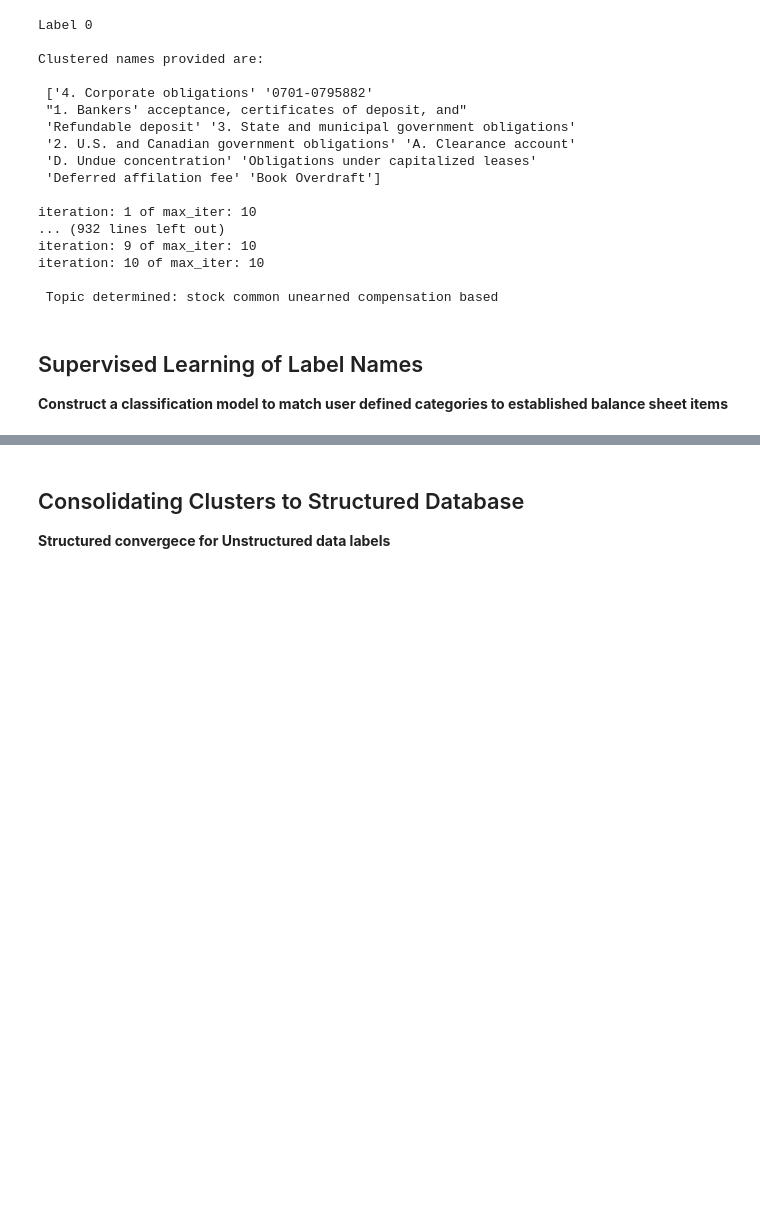
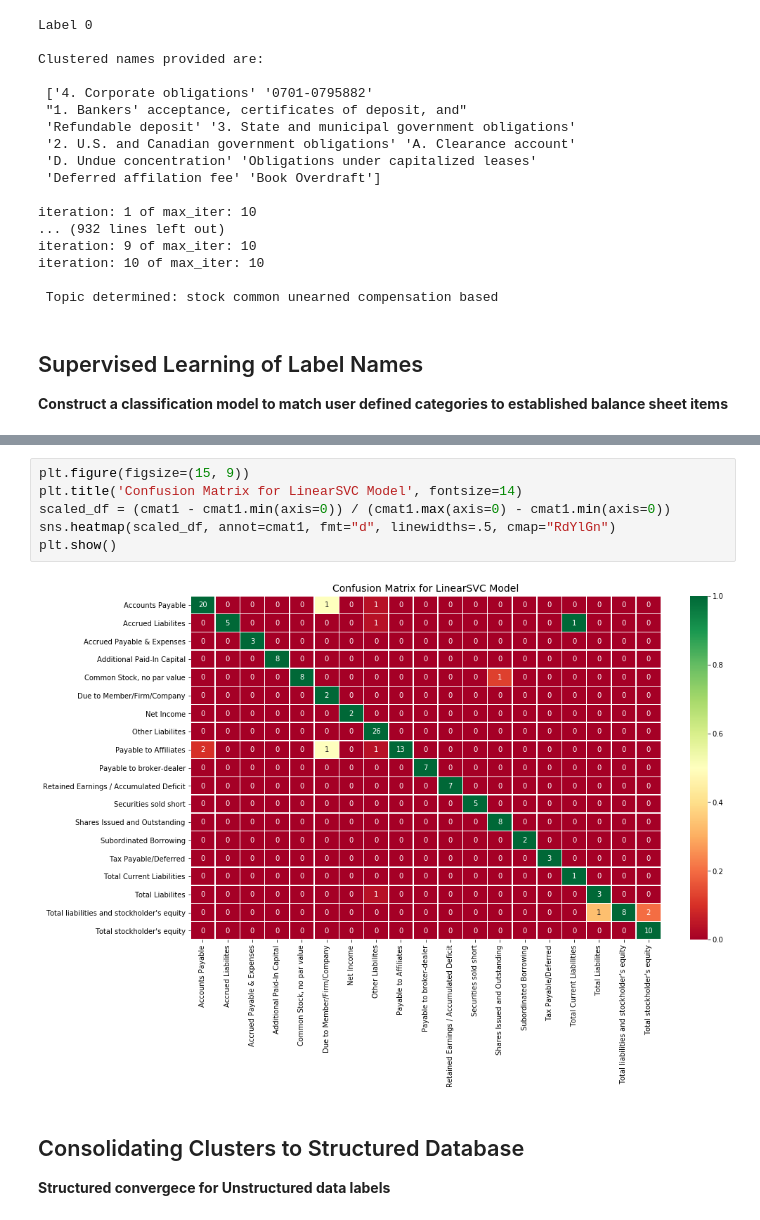
Before and after one commit to fernando-duarte/X17A5, a Jupyter notebook: buildDatabase.ipynb, the cells around one changed output, grey strips where cells are left out. Cells and saved outputs as stored; diff of their text form; blank space fills up the shorter version.

```diff
--- a/buildDatabase.ipynb
+++ b/buildDatabase.ipynb
@@ -892,3 +955,11 @@ Linear Support Vector
+# %%
+plt.figure(figsize=(15, 9))
+plt.title('Confusion Matrix for LinearSVC Model', fontsize=14)
+scaled_df = (cmat1 - cmat1.min(axis=0)) / (cmat1.max(axis=0) - cmat1.min(axis=0))
+sns.heatmap(scaled_df, annot=cmat1, fmt="d", linewidths=.5, cmap="RdYlGn")
+plt.show()
+# %% [output]
+[figure, added]
 # %% [markdown]
 ## Consolidating Clusters to Structured Database
 **Structured convergece for Unstructured data labels**
```
Also changed, not shown: parts of 19 cells of this notebook.
